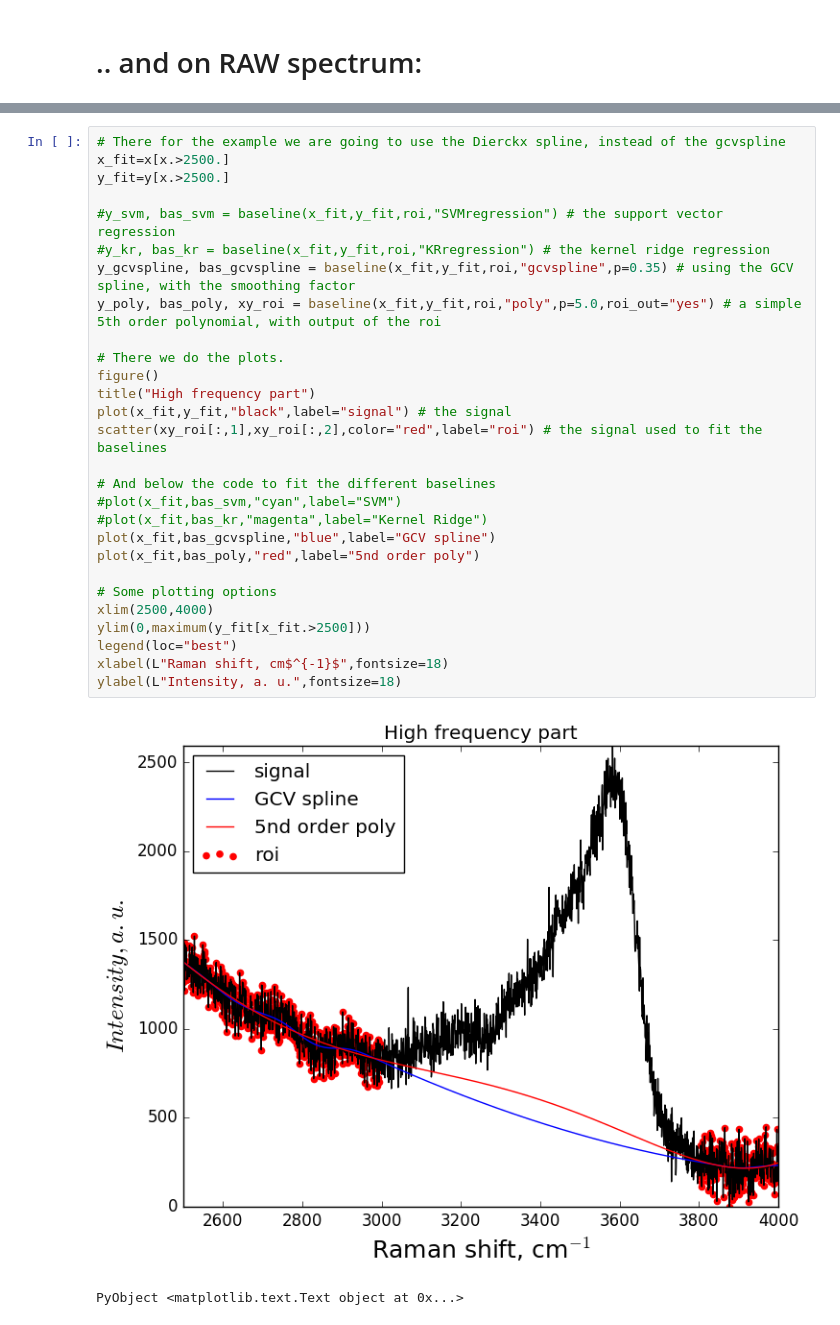
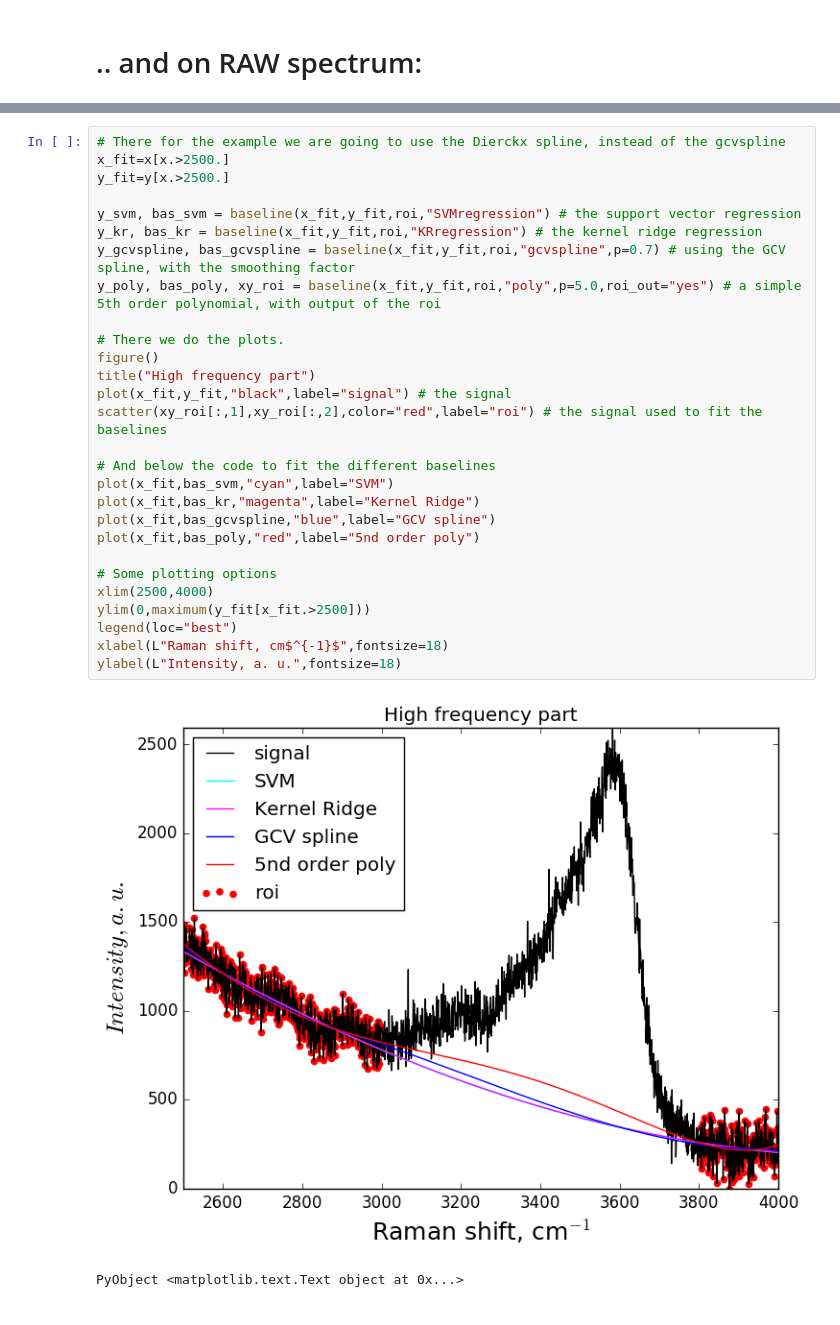
Before and after one commit to charlesll/Spectra.jl, a Jupyter notebook: examples/Baseline_examples.ipynb, the cells around one changed output, grey strips where cells are left out. Cells and saved outputs as stored; diff of their text form.

```diff
--- a/examples/Baseline_examples.ipynb
+++ b/examples/Baseline_examples.ipynb
@@ -154,31 +161,31 @@ PyObject <matplotlib.text.Text object at 0x...>
 # %%
 # There for the example we are going to use the Dierckx spline, instead of the gcvspline
 x_fit=x[x.>2500.]
 y_fit=y[x.>2500.]
 
-#y_svm, bas_svm = baseline(x_fit,y_fit,roi,"SVMregression") # the support vector regression
-#y_kr, bas_kr = baseline(x_fit,y_fit,roi,"KRregression") # the kernel ridge regression
-y_gcvspline, bas_gcvspline = baseline(x_fit,y_fit,roi,"gcvspline",p=0.35) # using the GCV spline, with the smoothing factor
+y_svm, bas_svm = baseline(x_fit,y_fit,roi,"SVMregression") # the support vector regression
+y_kr, bas_kr = baseline(x_fit,y_fit,roi,"KRregression") # the kernel ridge regression
+y_gcvspline, bas_gcvspline = baseline(x_fit,y_fit,roi,"gcvspline",p=0.7) # using the GCV spline, with the smoothing factor
 y_poly, bas_poly, xy_roi = baseline(x_fit,y_fit,roi,"poly",p=5.0,roi_out="yes") # a simple 5th order polynomial, with output of the roi
 
 # There we do the plots.
 figure()
 title("High frequency part")
 plot(x_fit,y_fit,"black",label="signal") # the signal
 scatter(xy_roi[:,1],xy_roi[:,2],color="red",label="roi") # the signal used to fit the baselines
 
 # And below the code to fit the different baselines
-#plot(x_fit,bas_svm,"cyan",label="SVM")
-#plot(x_fit,bas_kr,"magenta",label="Kernel Ridge")
+plot(x_fit,bas_svm,"cyan",label="SVM")
+plot(x_fit,bas_kr,"magenta",label="Kernel Ridge")
 plot(x_fit,bas_gcvspline,"blue",label="GCV spline")
 plot(x_fit,bas_poly,"red",label="5nd order poly")
 
 # Some plotting options
 xlim(2500,4000)
 ylim(0,maximum(y_fit[x_fit.>2500]))
 legend(loc="best")
 xlabel(L"Raman shift, cm$^{-1}$",fontsize=18)
 ylabel(L"Intensity, a. u.",fontsize=18)
 # %% [output]
-[figure, old version]
+[figure, new version]
 PyObject <matplotlib.text.Text object at 0x...>
```
Also changed, not shown: parts of 4 cells of this notebook, 4 other files.
